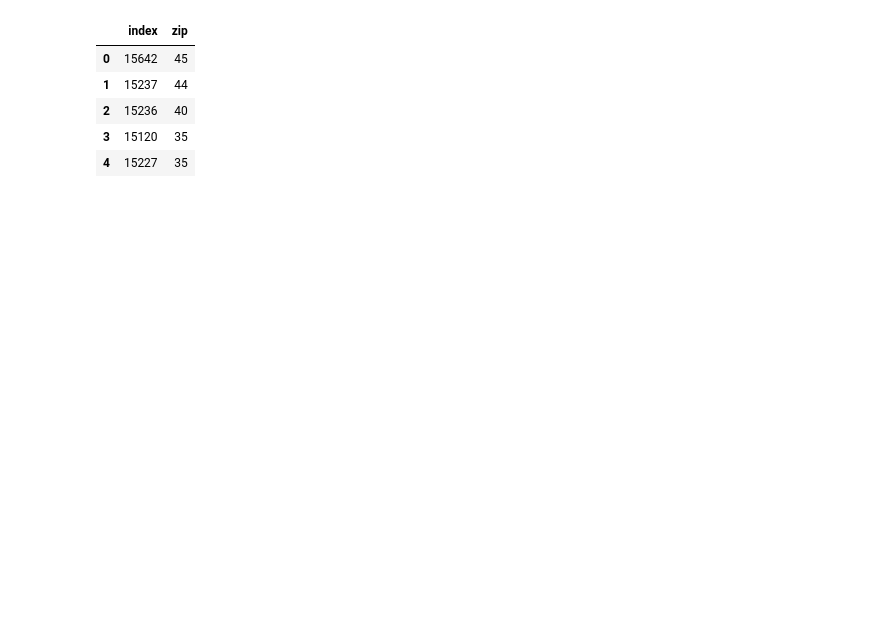
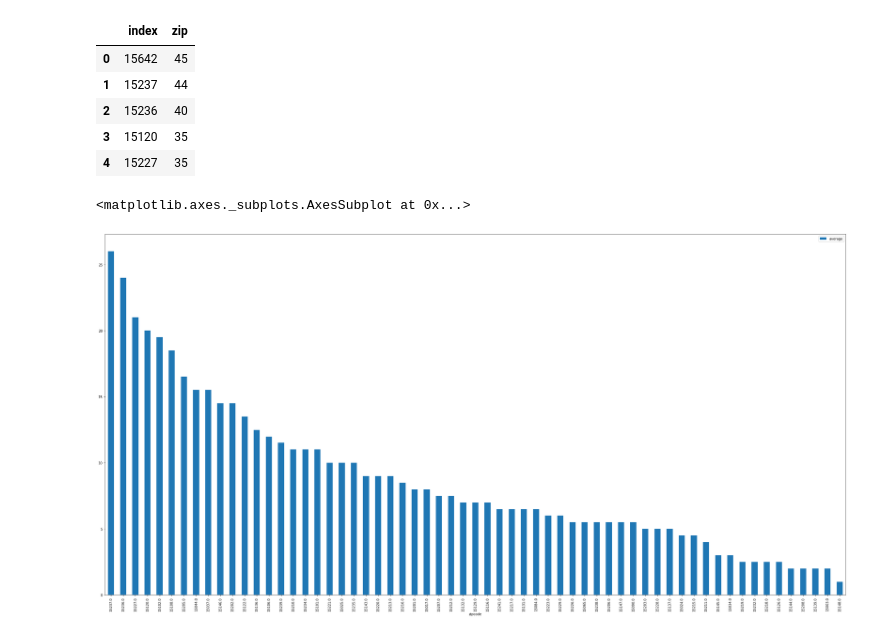
Before and after one commit to mrkriz101/finalproject, a Jupyter notebook: combination.ipynb, the cells around one changed output. Cells and saved outputs as stored; diff of their text form; code cells hidden in the pictures; blank space fills up the shorter version.

Commit message:
added chart

```diff
--- a/combination.ipynb
+++ b/combination.ipynb
@@ -115,7 +115,7 @@ for row in freqchart2.itertuples(index = True, name ='P'):
             #print(newrow)
             combineddata=combineddata.append(newrow, ignore_index=True)
             break
-combineddata=combineddata.sort_values(by=['average'])
+combineddata=combineddata.sort_values(by=['average'],ascending=False)
 print(combineddata)
 #print(bestzip)
 #print(largestnum)
@@ -152,3 +151,8 @@ frequency2.head()
 | 2 | 15236 | 40 |
 | 3 | 15120 | 35 |
 | 4 | 15227 | 35 |
+# %%
+combineddata.plot.bar(x='zipcode',y='average', figsize=(40,20))
+# %% [output]
+<matplotlib.axes._subplots.AxesSubplot at 0x...>
+[figure, added]
```
Also changed, not shown: parts of 3 cells of this notebook.
